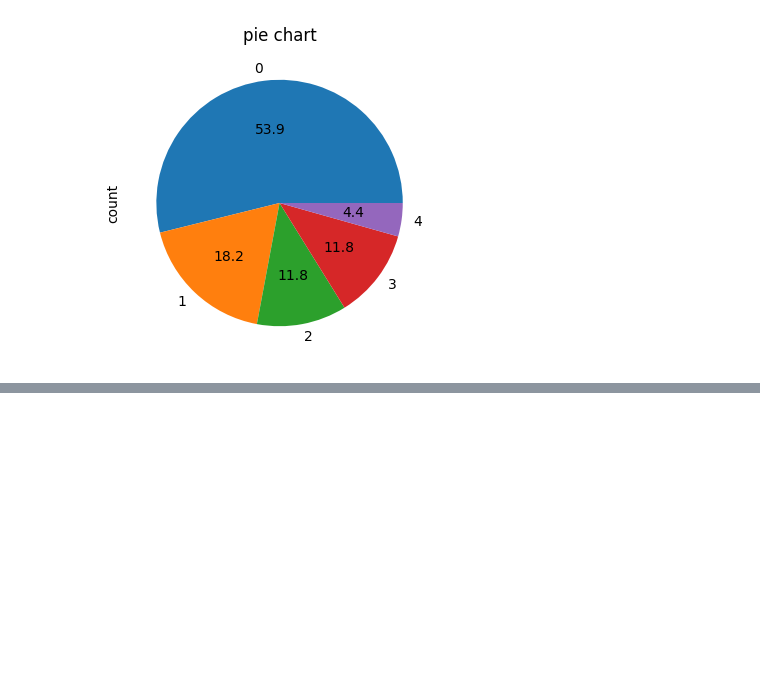
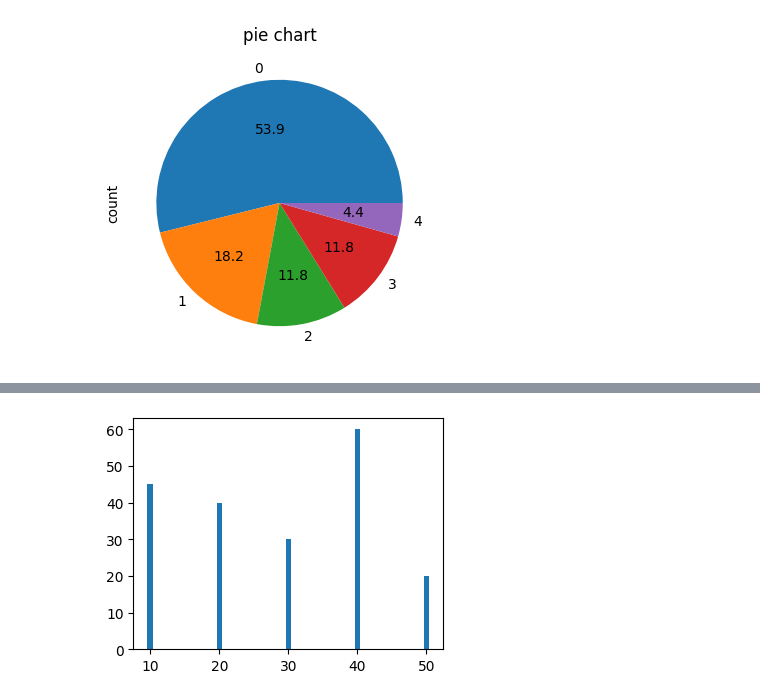
Before and after one commit to Nooralshyab/data-minning, a Jupyter notebook: lap2.ipynb, the cells around one changed output, grey strips where cells are left out. Drawn from its saved outputs; the diff is of its cells as text; code cells hidden in the pictures; blank space fills up the shorter version.

```diff
--- a/lap2.ipynb
+++ b/lap2.ipynb
@@ -92,0 +209,6 @@ plt.show()
+# %%
+plt.figure(figsize=(4,3))
+plt.bar(x,y)
+plt.show()
+# %% [output]
+[figure, added]
```
Also changed, not shown: parts of 26 cells of this notebook.
